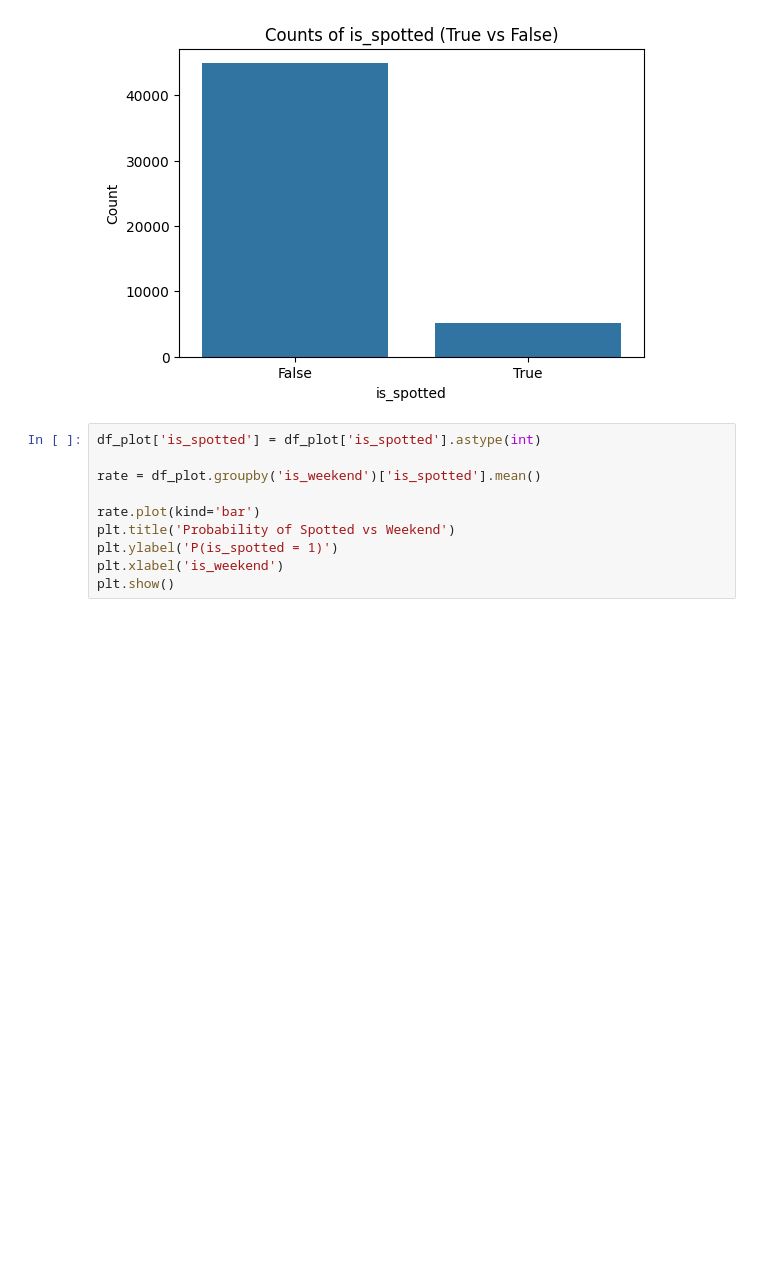
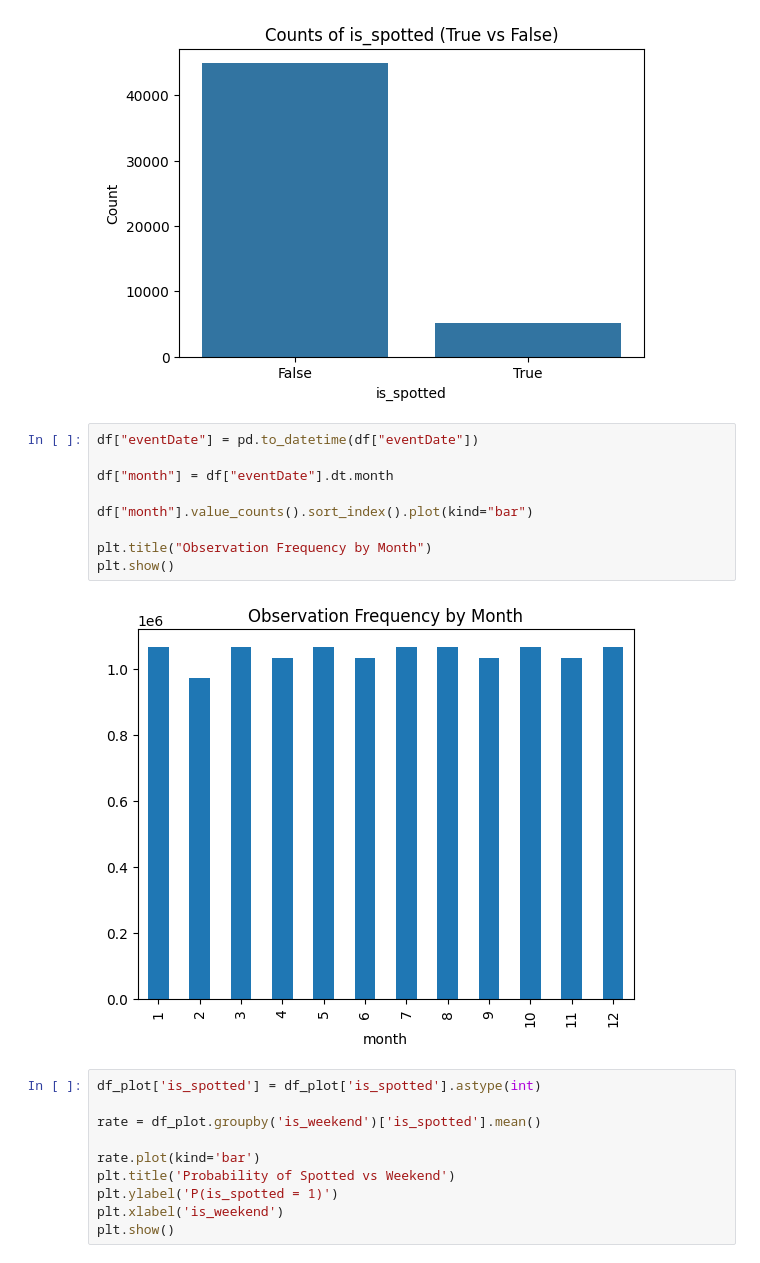
Before and after one commit to Sannebeast/Rabbitions, a Jupyter notebook: notebooks/project.ipynb, the cells around one changed output. Saved outputs shown, nothing was run; the diff lists cells and outputs as text; blank space fills up the shorter version.

```diff
--- a/notebooks/project.ipynb
+++ b/notebooks/project.ipynb
@@ -444,6 +447,17 @@ plt.ylabel('Count')
 plt.show()
 # %% [output]
 [figure]
+# %%
+df["eventDate"] = pd.to_datetime(df["eventDate"])
+
+df["month"] = df["eventDate"].dt.month
+
+df["month"].value_counts().sort_index().plot(kind="bar")
+
+plt.title("Observation Frequency by Month")
+plt.show()
+# %% [output]
+[figure, added]
 # %%
 df_plot['is_spotted'] = df_plot['is_spotted'].astype(int)
 
```
Also changed, not shown: parts of 8 cells of this notebook.
